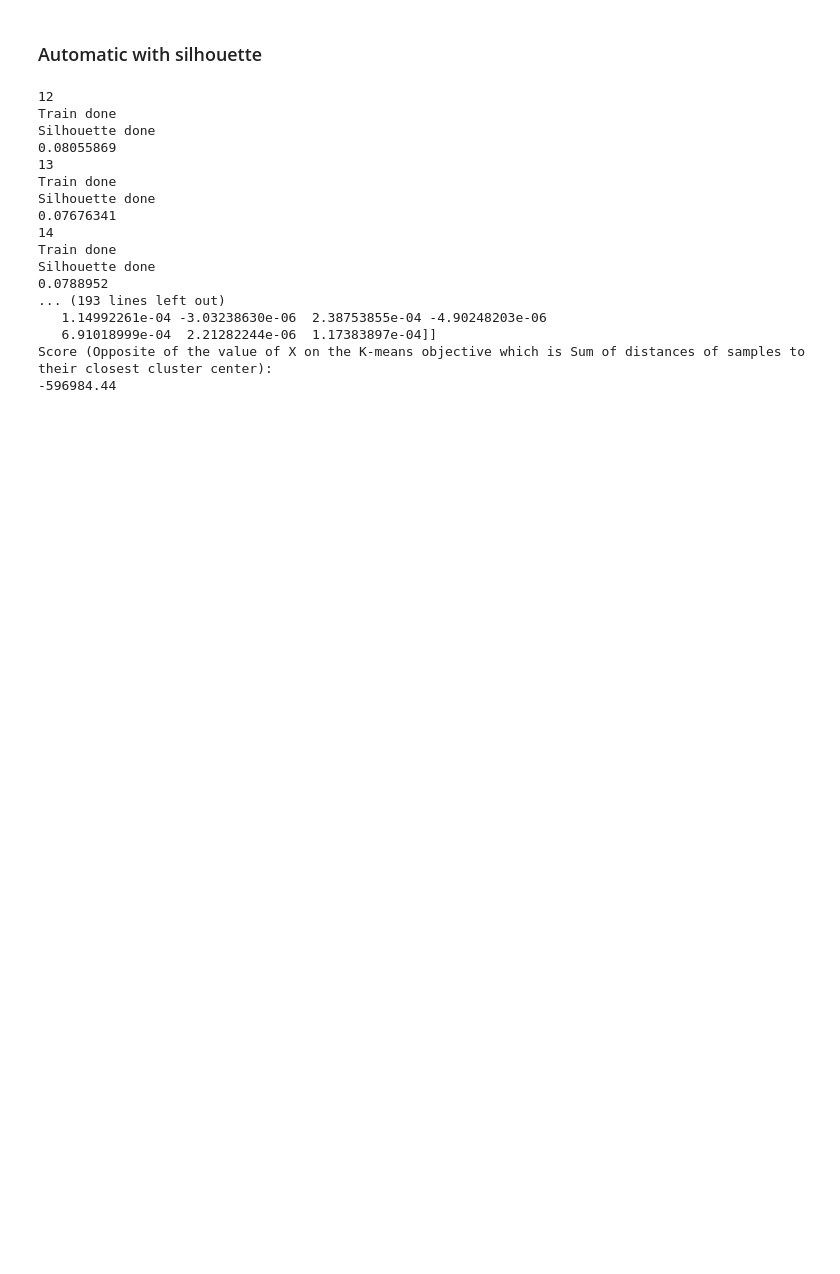
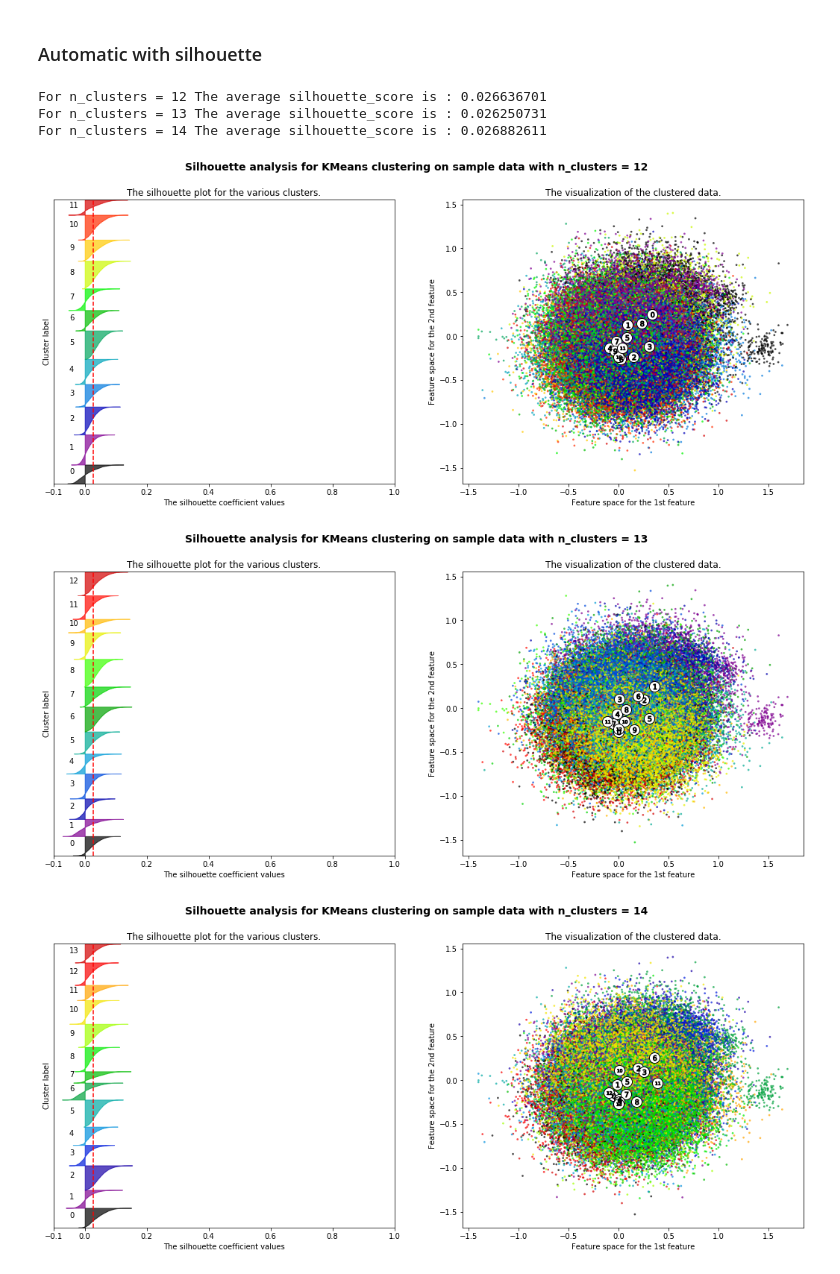
Before and after one commit to anoekstrumane/ml, a Jupyter notebook: runs_Sprint2/KMeans/002_balanced_with_product.ipynb, the cells around one changed output. Saved outputs shown, nothing was run; the diff lists cells and outputs as text; code cells hidden in the pictures; blank space fills up the shorter version.

```diff
--- a/runs_Sprint2/KMeans/002_balanced_with_product.ipynb
+++ b/runs_Sprint2/KMeans/002_balanced_with_product.ipynb
@@ -85,7 +85,7 @@ plt.show()
 # %%
 from sklearn.metrics import silhouette_samples, silhouette_score
 import matplotlib.cm as cm
-range_n_clusters = [2, 3, 4]
+range_n_clusters = [12,13,14]
 
 for n_clusters in range_n_clusters:
     # Create a subplot with 1 row and 2 columns
@@ -93,8 +93,6 @@ for n_clusters in range_n_clusters:
     fig.set_size_inches(18, 7)
 
     # The 1st subplot is the silhouette plot
-    # The silhouette coefficient can range from -1, 1 but in this example all
-    # lie within [-0.1, 1]
     ax1.set_xlim([-0.1, 1])
     # The (n_clusters+1)*10 is for inserting blank space between silhouette
     # plots of individual clusters, to demarcate them clearly.
@@ -148,47 +146,36 @@ for n_clusters in range_n_clusters:
     ax1.set_yticks([])  # Clear the yaxis labels / ticks
     ax1.set_xticks([-0.1, 0, 0.2, 0.4, 0.6, 0.8, 1])
 
     # 2nd Plot showing the actual clusters formed
     colors = cm.nipy_spectral(cluster_labels.astype(float) / n_clusters)
     ax2.scatter(vectors[:, 0], vectors[:, 1], marker='.', s=30, lw=0, alpha=0.7,
                 c=colors, edgecolor='k')
 
     # Labeling the clusters
     centers = clusterer.cluster_centers_
     # Draw white circles at cluster centers
     ax2.scatter(centers[:, 0], centers[:, 1], marker='o',
                 c="white", alpha=1, s=200, edgecolor='k')
 
     for i, c in enumerate(centers):
         ax2.scatter(c[0], c[1], marker='$%d$' % i, alpha=1,
                     s=50, edgecolor='k')
 
     ax2.set_title("The visualization of the clustered data.")
     ax2.set_xlabel("Feature space for the 1st feature")
     ax2.set_ylabel("Feature space for the 2nd feature")
 
     plt.suptitle(("Silhouette analysis for KMeans clustering on sample data "
                   "with n_clusters = %d" % n_clusters),
                  fontsize=14, fontweight='bold')
 
 plt.show()
 print ("Score (Opposite of the value of X on the K-means objective which is Sum of distances of samples to their closest cluster center):")
 print (kmeans.score(df_concat))
 # %% [output]
-12
-Train done
-Silhouette done
-0.08055869
-13
-Train done
-Silhouette done
-0.07676341
-14
-Train done
-Silhouette done
-0.0788952
-... (193 lines left out)
-   1.14992261e-04 -3.03238630e-06  2.38753855e-04 -4.90248203e-06
-   6.91018999e-04  2.21282244e-06  1.17383897e-04]]
-Score (Opposite of the value of X on the K-means objective which is Sum of distances of samples to their closest cluster center):
--596984.44
+For n_clusters = 12 The average silhouette_score is : 0.026636701
+For n_clusters = 13 The average silhouette_score is : 0.026250731
+For n_clusters = 14 The average silhouette_score is : 0.026882611
+[figure, added]
+[figure, added]
+[figure, added]
```
Also changed, not shown: parts of 3 cells of this notebook, 3 other files.
